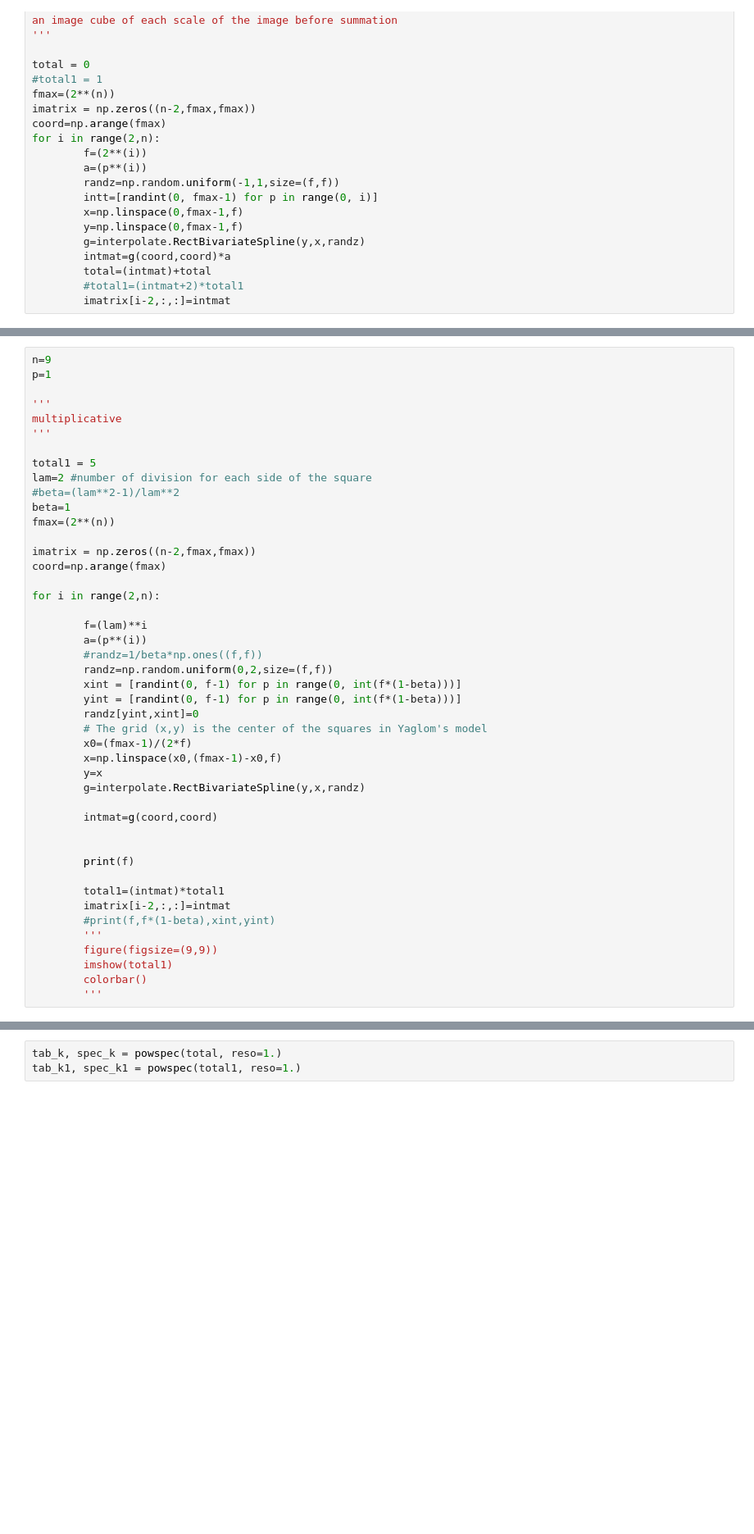
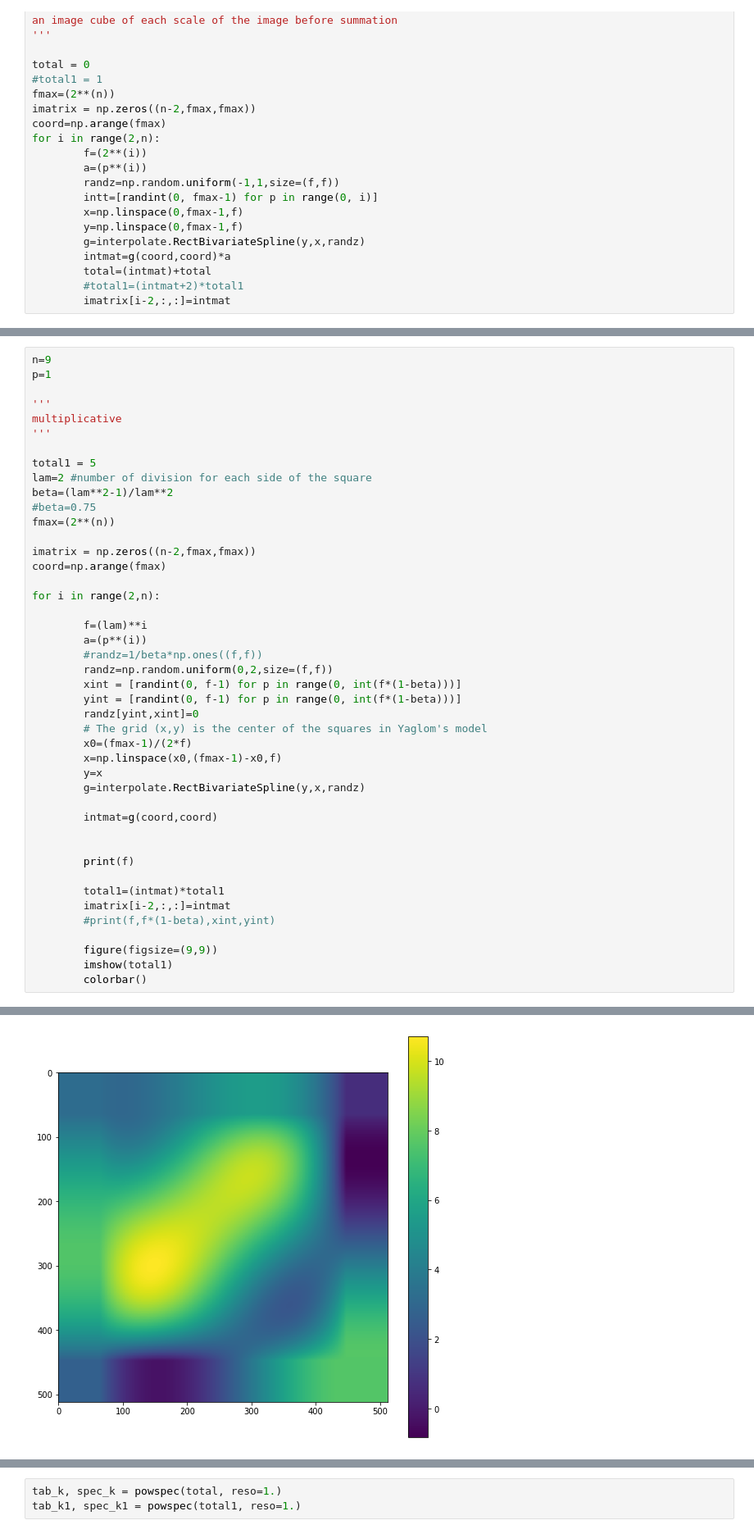
Before and after one commit to HalimElrefaee/IPAG-intership, a Jupyter notebook: Perlin_noise_beta_model.ipynb, the cells around one changed output, grey strips where cells are left out. Shown at 82% size. Drawn from its saved outputs; the diff is of its cells as text; blank space fills up the shorter version.

```diff
--- a/Perlin_noise_beta_model.ipynb
+++ b/Perlin_noise_beta_model.ipynb
@@ -112,8 +122,8 @@ multiplicative
 
 total1 = 5
 lam=2 #number of division for each side of the square
-#beta=(lam**2-1)/lam**2
-beta=1
+beta=(lam**2-1)/lam**2
+#beta=0.75
 fmax=(2**(n))
 
 imatrix = np.zeros((n-2,fmax,fmax))
@@ -126,32 +136,32 @@ for i in range(2,n):
         #randz=1/beta*np.ones((f,f))
         randz=np.random.uniform(0,2,size=(f,f))
         xint = [randint(0, f-1) for p in range(0, int(f*(1-beta)))]
         yint = [randint(0, f-1) for p in range(0, int(f*(1-beta)))]
         randz[yint,xint]=0
         # The grid (x,y) is the center of the squares in Yaglom's model
         x0=(fmax-1)/(2*f)
         x=np.linspace(x0,(fmax-1)-x0,f)
         y=x
         g=interpolate.RectBivariateSpline(y,x,randz)
 
         intmat=g(coord,coord)
 
 
         print(f)
 
         total1=(intmat)*total1
         imatrix[i-2,:,:]=intmat
         #print(f,f*(1-beta),xint,yint)
-        '''
+
         figure(figsize=(9,9))
         imshow(total1)
         colorbar()
-        '''
 # %% [output]
 4
 8
 16
 32
 64
 128
 256
+[figure, added]
```
Also changed, not shown: parts of 7 cells of this notebook.
